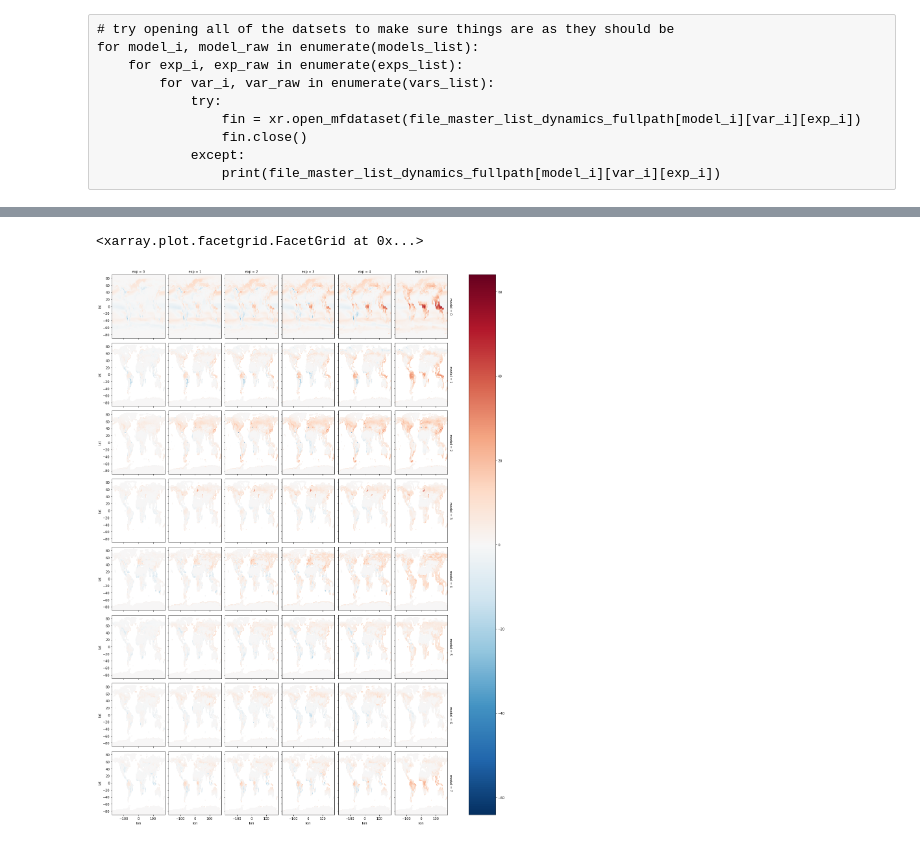
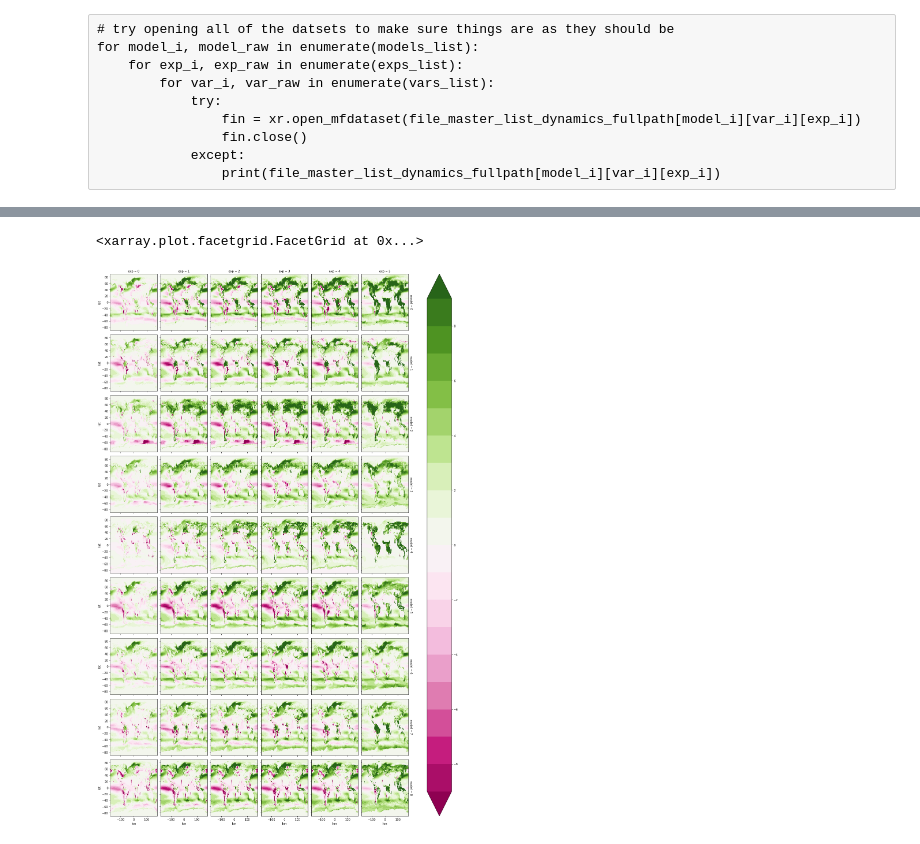
Before and after one commit to ckoven/cmip6_beta_gamma_maps, a Jupyter notebook: cstock_change_maps.ipynb, the cells around one changed output, grey strips where cells are left out. Saved outputs shown, nothing was run; the diff lists cells and outputs as text; code cells hidden in the pictures.

Commit message:
updates carbon stock change figure notebook

```diff
--- a/cstock_change_maps.ipynb
+++ b/cstock_change_maps.ipynb
@@ -119,10 +119,11 @@ models_list = (
     'MIROC-ES2L',
     'UKESM1-0-LL',
     'ACCESS-ESM1-5',
-    'MPI-ESM1-2-LR'
+    'MPI-ESM1-2-LR',
+    'GFDL-ESM4'
     )
 #     'GISS-E2-1-G',
-#     'GFDL-ESM4',
+#
 
 
 
@@ -143,8 +144,7 @@ file_master_list_dynamics = [[[[] for i in range(nexps )] for j in range(nvars)]
 reference_time_index = 0
 reference_scenario_index = exps_list.index('historical')
 
-time_diff_index = [163,83,83,83,83,145]
-
+time_diff_index = [164,84,84,84,84,149]
 
 regrid_lons = np.arange(-179.5,180.5,1.)
 regrid_lats = np.arange(-89.5,90.5,1.)
@@ -705,16 +754,16 @@ var_i = vars_list.index('fgco2')
 for model_i, model_raw in enumerate(models_list):
     for exp_i, exp_raw in enumerate(exps_list):
         dataset = xr.open_mfdataset(file_master_list_dynamics_fullpath[model_i][var_i][exp_i])
-        if model_raw == 'UKESM1-0-LL':
-            print(dataset['fgco2'].original_name)
+        #if model_raw == 'UKESM1-0-LL':
+        #    print(dataset['fgco2'].original_name)
         try:
             dataset = dataset.rename({'longitude': 'lon', 'latitude': 'lat'})
         except:
-            print('not latitude/longitude')
+            zzz = None
         try:
             dataset = dataset.rename({'nav_lon': 'lon', 'nav_lat': 'lat'})
         except:
-            print('not nav_lat/nav_lon')
+            zzz = None
         regridder = xe.Regridder(dataset, ds_out, 'nearest_s2d', reuse_weights=True)
         if 'mon_' in file_master_list_dynamics_fullpath[model_i][var_i][exp_i][0]:
             fgco2 = monthly_to_annual(dataset['fgco2'])
@@ -753,3 +802,5 @@ Reuse existing file: nearest_s2d_220x256_180x360.nc
+# %%
+cland_delta = xr.DataArray(np.ma.filled(cland_delta.to_masked_array(copy=True), fill_value=0.), coords=[exp_indices, model_indices, regrid_lats, regrid_lons], dims=["exp", "model", "lat", "lon"])
 # %%
 deltac = cOcn_delta + cland_delta
 # %%
@@ -765,6 +826,6 @@ cland_delta[5,:,:].mean(dim='model').plot(x='lon',y='lat')
 # %%
-deltac.plot(x='lon',y='lat',col='exp', row='model')
+deltac.plot(x='lon',y='lat',col='exp', row='model', levels=np.arange(-9,10,1), cmap='PiYG')
 # %% [output]
 <xarray.plot.facetgrid.FacetGrid at 0x...>
-[figure, old version]
+[figure, new version]
 # %%
```
Also changed, not shown: parts of 15 cells of this notebook, 2 other files.
